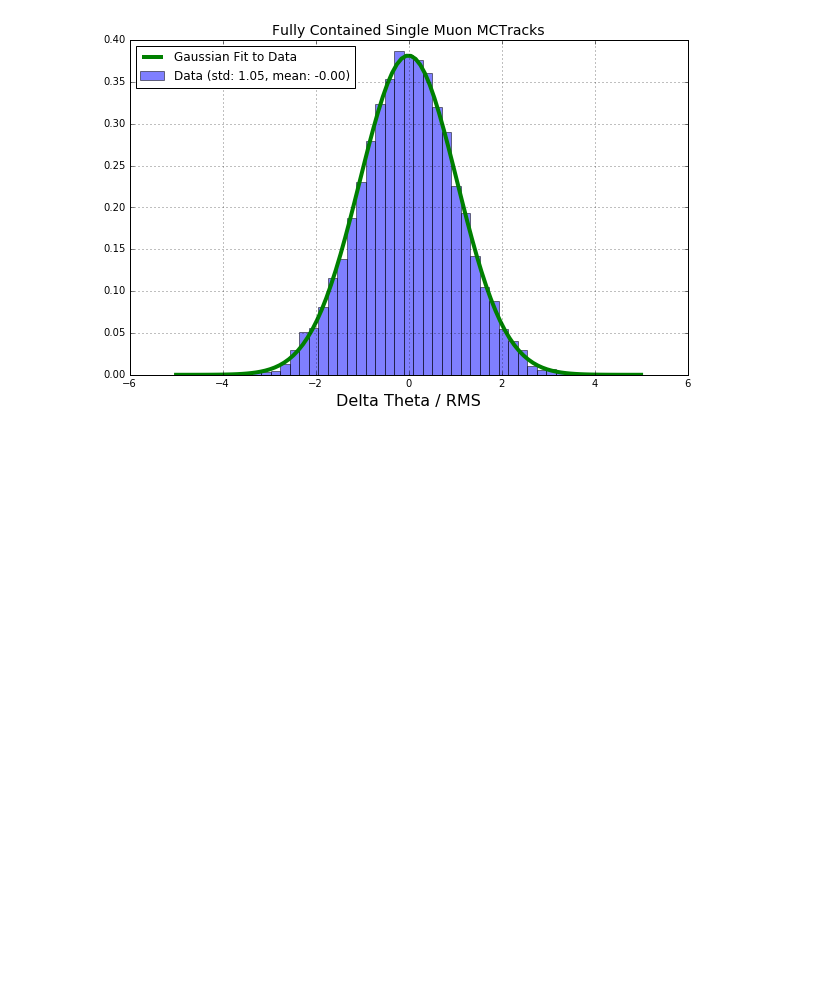
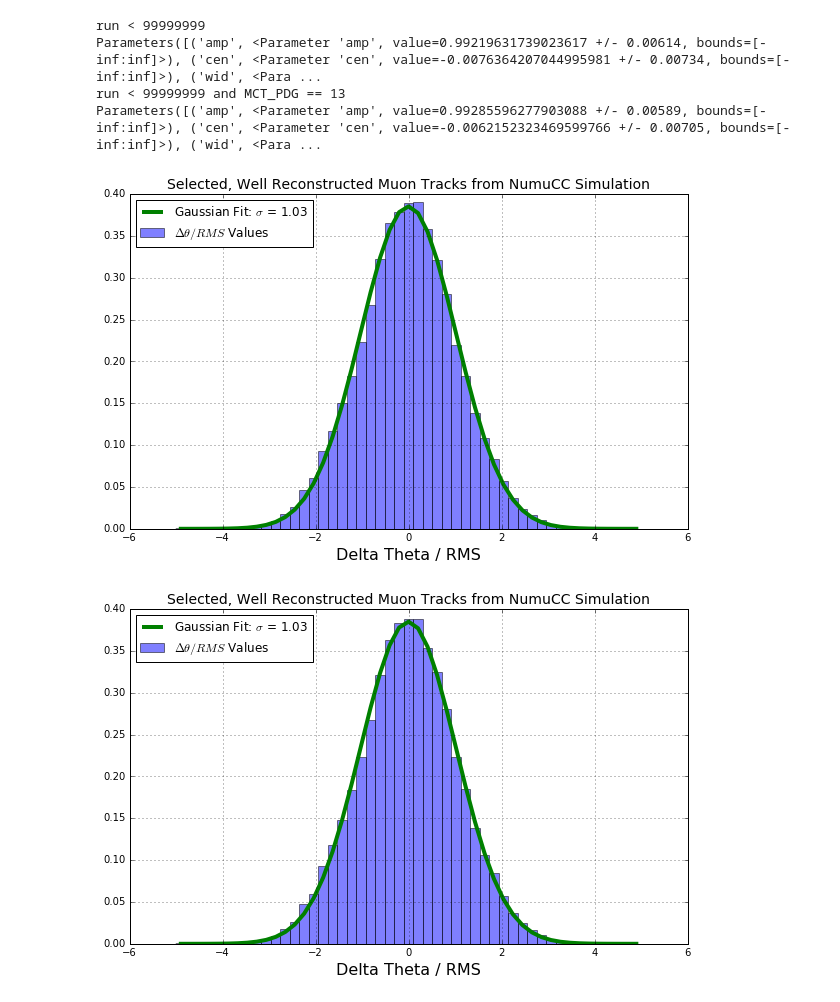
Before and after one commit to kaleko/MCS_Technote, a Jupyter notebook: MCS_paper_work.ipynb, the cells around one changed output. Cells and saved outputs as stored; diff of their text form; code cells hidden in the pictures; blank space fills up the shorter version.

```diff
--- a/MCS_paper_work.ipynb
+++ b/MCS_paper_work.ipynb
@@ -15,7 +16,8 @@ from scipy.optimize import curve_fit
 # %%
 filedir = '/Users/davidkaleko/larlite/UserDev/KalekoAna/scratch_ana/mac/MCS_paper_anafiles/'
 
-anatype = 'singlemu_mctracks' #singlemu_recotracks, singletrack_data
+#singlemu_recotracks, singletrack_data, singlemu_mctracks, singletrack_MC
+anatype = 'singletrack_MC'
 
 seglen = 20
 myfile = 'MCSBiasStudy_%s_anaout_%dcmseg_2res_bothscatters.root' %( anatype, seglen )
@@ -25,6 +27,7 @@ titles = {
            'singlemu_recotracks' : 'Fully Contained, Well Reconstructed Single Muon Tracks',
            'singletrack_data'    : 'Selected, Well Reconstructed Muon Tracks from NumuCC Data',
            'full_range_energy'   : 'Range-Based Total Energy [GeV]',
+           'singletrack_MC'      : 'Selected, Well Reconstructed Muon Tracks from NumuCC Simulation',
            'full_MCS_energy'     : 'MCS Total Energy [GeV]',
            'true_E'              : 'True Total Energy [GeV]'
          }
@@ -62,2 +62,6 @@ segdf['dthetaxoverpredictedRMS_fromMCS'] = segdf['delta_theta_x']/segdf['predict
+# %%
+def gaussian(x, amp, cen, wid):
+    "1-d gaussian: gaussian(x, amp, cen, wid)"
+    return (amp/(np.sqrt(2*np.pi)*wid)) * np.exp(-(x-cen)**2 /(2*wid**2))
 # %%
 print df.columns.values
@@ -235,7 +247,7 @@ def deflection_plot(binmin,binmax,nbins,extraquery=None):
 
     myquery = 'run < 99999999'
     if extraquery is not None: myquery += ' and %s'%extraquery
-
+    print myquery
     mybins = np.linspace(binmin,binmax,nbins)
 
     myvar1 = 'dthetayoverpredictedRMS_fromMCS'
@@ -252,19 +264,36 @@ def deflection_plot(binmin,binmax,nbins,extraquery=None):
     mymean = np.mean(myvals)
 
     datahist = plt.hist(myvals,bins=mybins,normed=True,
-                             alpha=0.5,label='Data (std: %0.2f, mean: %0.2f)'%(mystd,mymean))#,
+                             alpha=0.5,label='$\Delta\\theta/RMS$ Values')#,
                             #weights = myweights)
+
     datahist_nonorm = np.histogram(myvals,bins=mybins,normed=False)
 
+    binvals = datahist[0]
+    bincenters = [ datahist[1][x] + (datahist[1][x+1]-datahist[1][x])/2 for x in xrange(len(datahist[1])-1) ]
+
     # Fit a normal distribution
-    data_mu, data_std = norm.fit(myvals)
+    gmod = Model(gaussian)
+    #initial random guesses of 1, 1, 2
+    result = gmod.fit(binvals, x=bincenters, amp=1, cen=1, wid=2)
 
-    myhighland = highlandE(data_std)
+    #print(result.fit_report())
+    #print help(result)
+    #plt.plot(bincenters, binvals,         'bo')
+    #plt.plot(bincenters, result.init_fit, 'k--')
+    print result.params
+    plt.plot(bincenters, result.best_fit, 'g-',\
+             label='Gaussian Fit: $\sigma$ = %0.2f' % result.params['wid'],\
+            linewidth=4)
+
+    #data_mu, data_std = norm.fit(myvals)
+
+    #myhighland = highlandE(data_std)
 
     # Plot the PDF.
-    x = np.linspace(binmin,binmax,100)
-    p = norm.pdf(x, data_mu, data_std)
-    plt.plot(x, p, 'g', linewidth=4,label='Gaussian Fit to Data')
+    #x = np.linspace(binmin,binmax,100)
+    #p = norm.pdf(x, data_mu, data_std)
+    #plt.plot(x, p, 'g', linewidth=4,label='Gaussian Fit to Data')
 
 
     plt.title('%s'%titles[anatype],fontsize=14)
@@ -272,14 +301,19 @@ def deflection_plot(binmin,binmax,nbins,extraquery=None):
     plt.xlabel('Delta Theta / RMS',fontsize=16)
     blah = plt.legend(loc='best')
     leg = plt.legend(loc=2)
-
-    return p
 # %%
 dummy = deflection_plot(-5,5,50,extraquery=None)
 if anatype == 'singletrack_data':
     dummy = deflection_plot(-5,5,50,extraquery='not maybe_bad')
+if anatype == 'singletrack_MC':
+    dummy = deflection_plot(-5,5,50,extraquery='MCT_PDG == 13')
 # %% [output]
+run < 99999999
+Parameters([('amp', <Parameter 'amp', value=0.99219631739023617 +/- 0.00614, bounds=[-inf:inf]>), ('cen', <Parameter 'cen', value=-0.0076364207044995981 +/- 0.00734, bounds=[-inf:inf]>), ('wid', <Para ...
+run < 99999999 and MCT_PDG == 13
+Parameters([('amp', <Parameter 'amp', value=0.99285596277903088 +/- 0.00589, bounds=[-inf:inf]>), ('cen', <Parameter 'cen', value=-0.0062152323469599766 +/- 0.00705, bounds=[-inf:inf]>), ('wid', <Para ...
-[figure, old version]
+[figure, new version]
+[figure, added]
 # %%
 #reco-true/true
 def fractional_bias_plot(xvar = 'full_range_energy', xbins = np.linspace(0.35,1,10),
```
Also changed, not shown: parts of 16 cells of this notebook, 9 other files.
